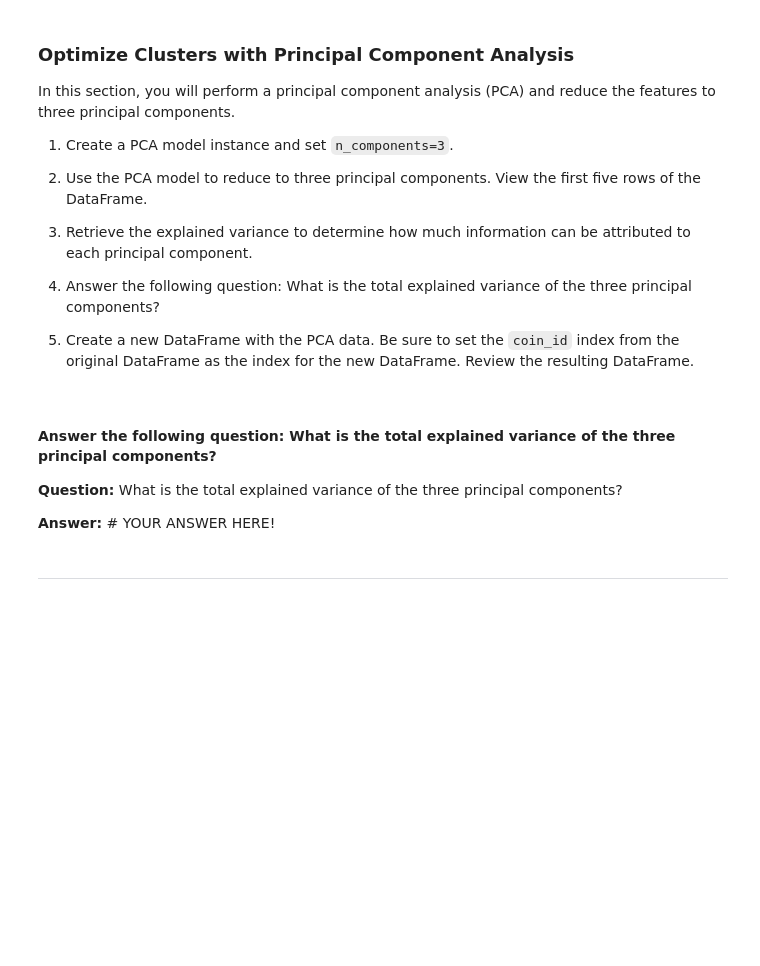
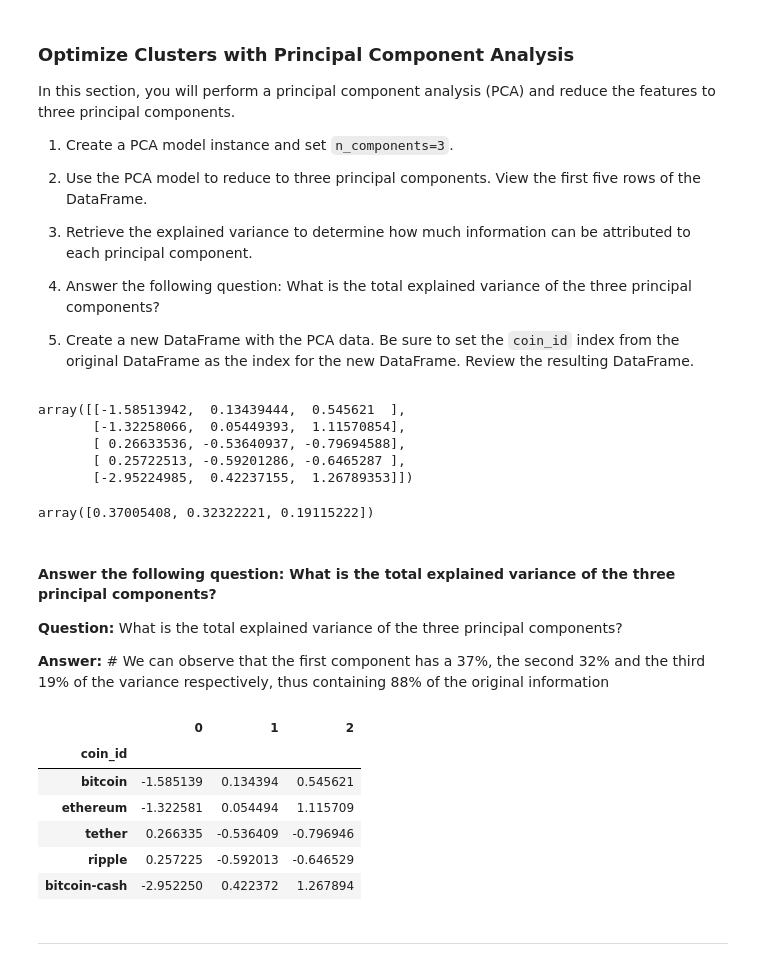
Before and after one commit to Aranda80/Crypto_clustering, a Jupyter notebook: crypto_investments.ipynb, the cells around one changed output. Drawn from its saved outputs; the diff is of its cells as text; code cells hidden in the pictures; blank space fills up the shorter version.

```diff
--- a/crypto_investments.ipynb
+++ b/crypto_investments.ipynb
@@ -235,39 +237,55 @@ In this section, you will perform a principal component analysis (PCA) and reduc
 5. Create a new DataFrame with the PCA data. Be sure to set the `coin_id` index from the original DataFrame as the index for the new DataFrame. Review the resulting DataFrame.
 # %%
 # Create a PCA model instance and set `n_components=3`.
-# YOUR CODE HERE!
+pca = PCA(n_components=3)
 # %%
 # Use the PCA model with `fit_transform` to reduce to
 # three principal components.
-# YOUR CODE HERE!
+market_data_scaled_pred_pca_data = pca.fit_transform(market_data_scaled_pred_df)
 
 # View the first five rows of the DataFrame.
-# YOUR CODE HERE!
+market_data_scaled_pred_pca_data[:5]
+# %% [output]
+array([[-1.58513942,  0.13439444,  0.545621  ],
+       [-1.32258066,  0.05449393,  1.11570854],
+       [ 0.26633536, -0.53640937, -0.79694588],
+       [ 0.25722513, -0.59201286, -0.6465287 ],
+       [-2.95224985,  0.42237155,  1.26789353]])
 # %%
 # Retrieve the explained variance to determine how much information
 # can be attributed to each principal component.
-# YOUR CODE HERE!
+pca.explained_variance_ratio_
+# %% [output]
+array([0.37005408, 0.32322221, 0.19115222])
 # %% [markdown]
 #### Answer the following question: What is the total explained variance of the three principal components?
 
 **Question:** What is the total explained variance of the three principal components?
 
-**Answer:** # YOUR ANSWER HERE!
+**Answer:** # We can observe that the first component has a 37%, the second 32% and the third 19% of the variance respectively, thus containing 88% of the original information
 # %%
 # Create a new DataFrame with the PCA data.
 # Note: The code for this step is provided for you
 
 # Creating a DataFrame with the PCA data
-# YOUR CODE HERE!
+df_market_pca_data = pd.DataFrame(market_data_scaled_pred_pca_data)
 
 # Copy the crypto names from the original data
-# YOUR CODE HERE!
+df_market_pca_data['coin_id'] = market_data_scaled_pred_df.index
 
 # Set the coinid column as index
-# YOUR CODE HERE!
+df_market_pca_data = df_market_pca_data.set_index('coin_id')
 
 # Display sample data
-# YOUR CODE HERE!
+df_market_pca_data.head()
+# %% [output]
+|  | 0 | 1 | 2 |
+| coin_id |  |  |  |
+| bitcoin | -1.585139 | 0.134394 | 0.545621 |
+| ethereum | -1.322581 | 0.054494 | 1.115709 |
+| tether | 0.266335 | -0.536409 | -0.796946 |
+| ripple | 0.257225 | -0.592013 | -0.646529 |
+| bitcoin-cash | -2.952250 | 0.422372 | 1.267894 |
 # %% [markdown]
 ---
 # %% [markdown]
```
Also changed, not shown: parts of 16 cells of this notebook.
